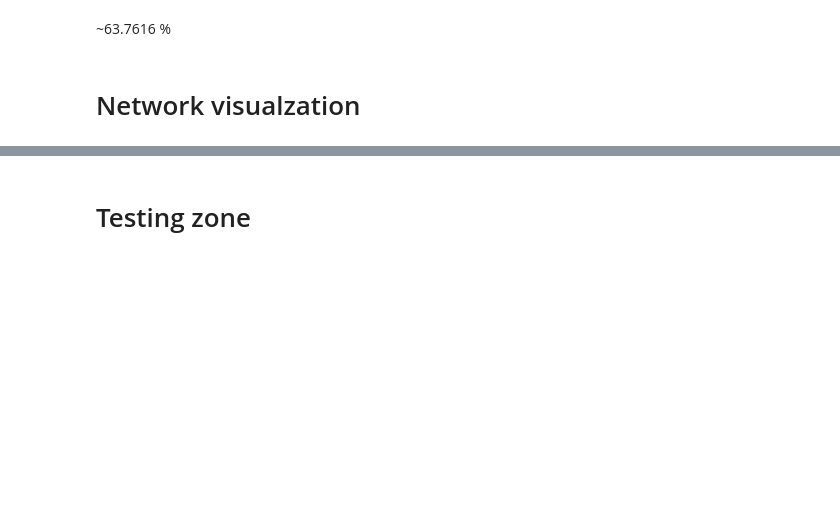
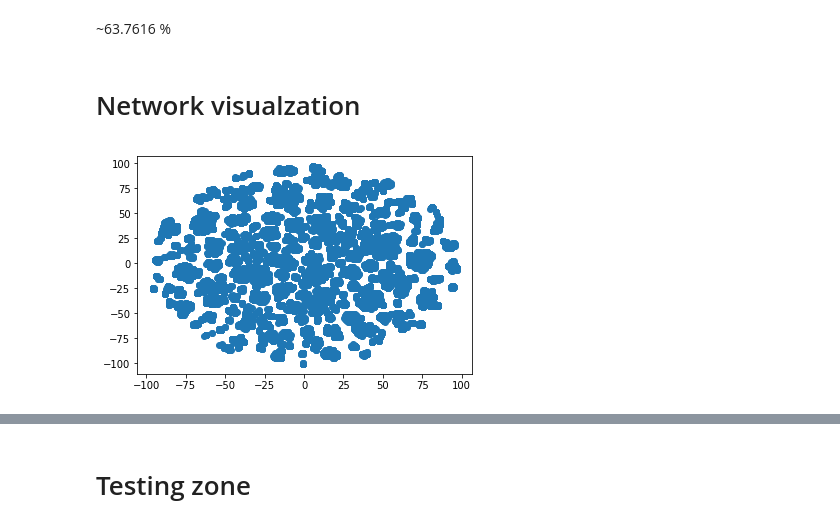
Before and after one commit to MDolinski/DeepLearning, a Jupyter notebook: assignment3/src/ThirdTask.ipynb, the cells around one changed output, grey strips where cells are left out. Saved outputs shown, nothing was run; the diff lists cells and outputs as text; code cells hidden in the pictures; blank space fills up the shorter version.

Commit message:
working TSNE

```diff
--- a/assignment3/src/ThirdTask.ipynb
+++ b/assignment3/src/ThirdTask.ipynb
@@ -674,3 +677,50 @@ Accuracy of the network on 26345 test sentences: 63.1505 %
 ~63.7616 %
 # %% [markdown]
 # Network visualzation
+# %%
+class NLPVisualizer(object):
+    def __init__(self,
+                 vocabulary,
+                 dictionary,
+                 embedder,
+                 device):
+        self.vocabulary = vocabulary
+        self.dictionary = dictionary
+        self.embedder = embedder
+        self.device = device
+
+        vocab_lengths = torch.LongTensor([len(word) for word in self.vocabulary])
+        vector_vocab = [[self.dictionary[char] for char in word] for word in self.vocabulary]
+        vector_vocab = [self.stack_chars(word) for word in vector_vocab]
+        vector_vocab = utils_rnn.pad_sequence(vector_vocab)
+        vector_vocab, vocab_lengths = vector_vocab.to(self.device), vocab_lengths.to(self.device)
+
+        out = self.embedder((vector_vocab, vocab_lengths))
+        out = out.cpu()\
+                 .detach()\
+                 .numpy()
+        self.tsne = TSNE(n_components=2,
+                    perplexity=30.0,
+                    n_iter=1000)
+        out = self.tsne.fit_transform(out)
+        self.embeddings = out
+
+    @staticmethod
+    def stack_chars(word):
+        if len(word) > 1:
+            return torch.stack(word)
+        else:
+            if len(word) == 1:
+                return word[0].view(1, -1)
+            else:
+                return torch.zeros(1, 36)
+
+    def find_most_similar_word(self, embedding):
+        return self.vocabulary[np.argmax((self.embeddings @ embedding))]
+# %%
+nlpv = NLPVisualizer(data_train.corpus_vocab[:20000], data_train.chars, model_loaded.wordembedder, device)
+# %%
+plt.scatter(x=nlpv.embeddings[:, 0], y=nlpv.embeddings[:, 1])
+plt.show()
+# %% [output]
+[figure, added]
```
Also changed, not shown: parts of 11 cells of this notebook.
